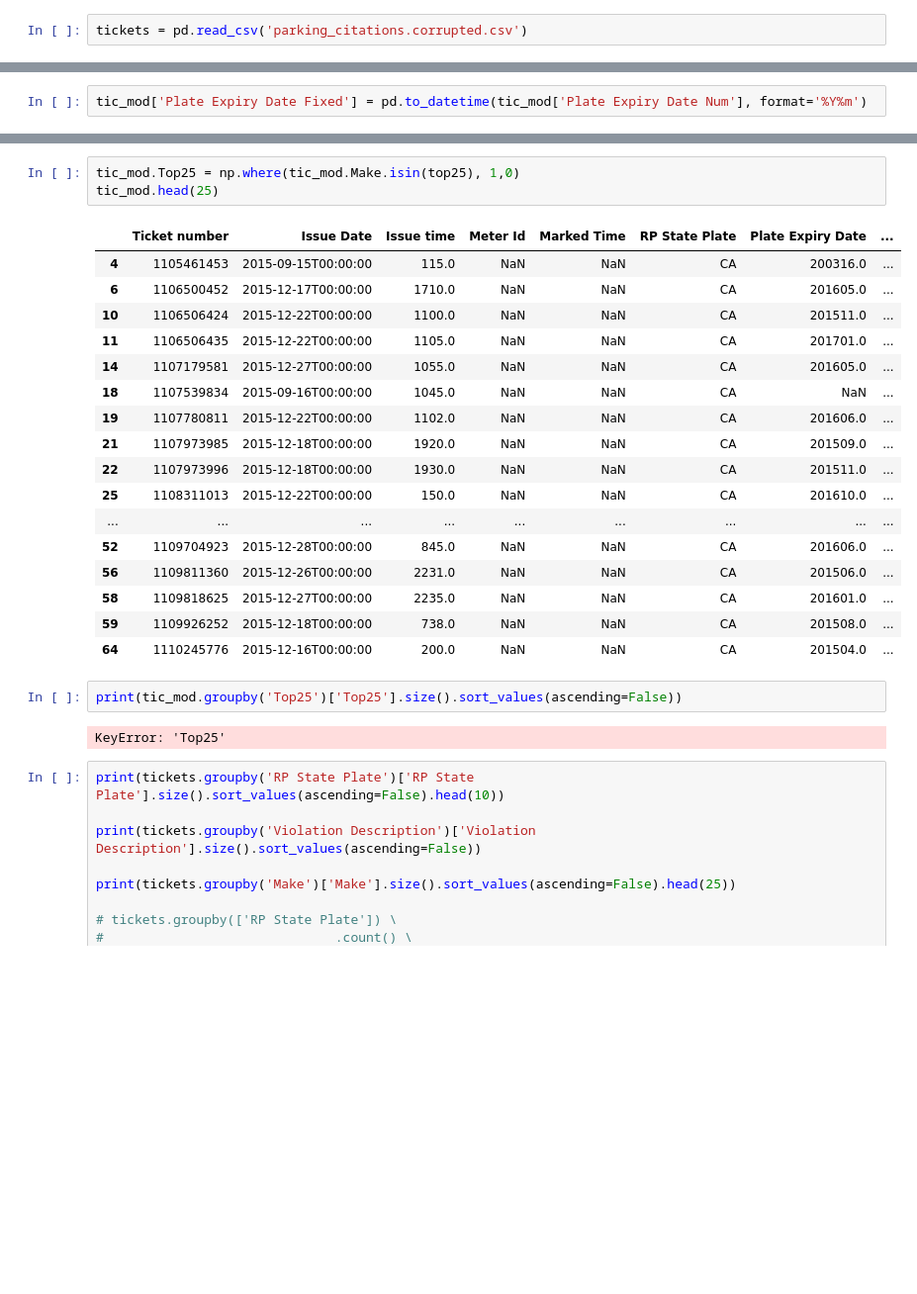
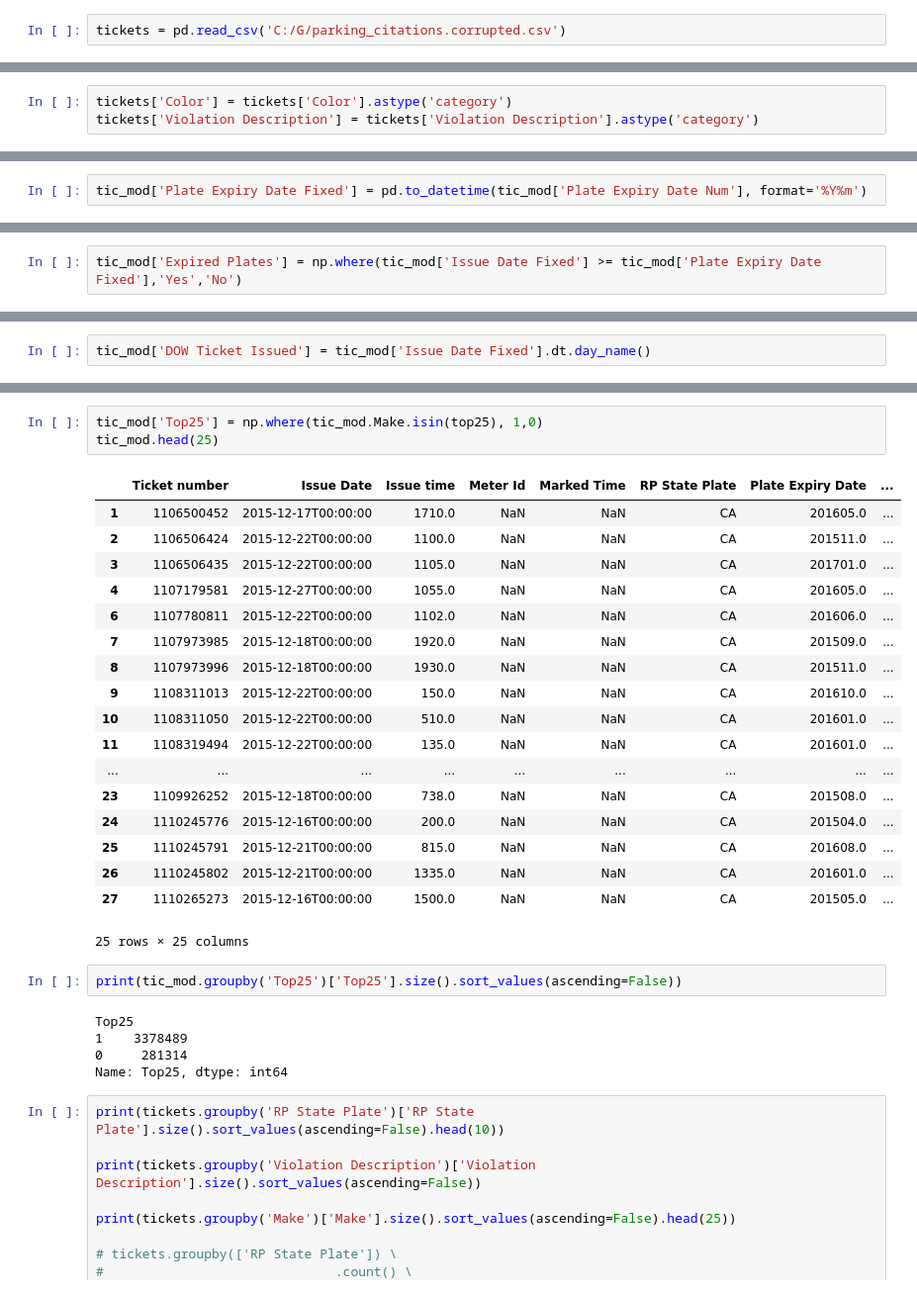
Before and after one commit to torporsche/data_science_practice, a Jupyter notebook: traffic_citation_analysis.ipynb, the cells around one changed output, grey strips where cells are left out. Shown: that part at 99% size. Saved outputs shown, nothing was run; the diff lists cells and outputs as text; blank space fills up the shorter version.

```diff
--- a/Untitled.ipynb
+++ b/traffic_citation_analysis.ipynb
@@ -5,7 +5,7 @@ import datetime
 import matplotlib.pyplot as plt
 from scipy import stats
 # %%
-tickets = pd.read_csv('parking_citations.corrupted.csv')
+tickets = pd.read_csv('C:/G/parking_citations.corrupted.csv')
 # %% [markdown]
 # Exploratory Data Analysis
 # %%
@@ -68,3 +180,6 @@ memory usage: 1.2+ GB
 len(tickets[tickets.Make.notnull()])
 # %% [output]
 4357544
+# %%
+tickets['Color'] = tickets['Color'].astype('category')
+tickets['Violation Description'] = tickets['Violation Description'].astype('category')
@@ -171,0 +303,2 @@ tic_mod.head()
+# %%
+tic_mod['Expired Plates'] = np.where(tic_mod['Issue Date Fixed'] >= tic_mod['Plate Expiry Date Fixed'],'Yes','No')
@@ -171,0 +322,2 @@ tic_mod.head()
+# %%
+tic_mod['DOW Ticket Issued'] = tic_mod['Issue Date Fixed'].dt.day_name()
@@ -193,28 +367,32 @@ top25
 # %%
-tic_mod.Top25 = np.where(tic_mod.Make.isin(top25), 1,0)
+tic_mod['Top25'] = np.where(tic_mod.Make.isin(top25), 1,0)
 tic_mod.head(25)
 # %% [output]
 |  | Ticket number | Issue Date | Issue time | Meter Id | Marked Time | RP State Plate | Plate Expiry Date | ... |
-| 4 | 1105461453 | 2015-09-15T00:00:00 | 115.0 | NaN | NaN | CA | 200316.0 | ... |
-| 6 | 1106500452 | 2015-12-17T00:00:00 | 1710.0 | NaN | NaN | CA | 201605.0 | ... |
-| 10 | 1106506424 | 2015-12-22T00:00:00 | 1100.0 | NaN | NaN | CA | 201511.0 | ... |
-| 11 | 1106506435 | 2015-12-22T00:00:00 | 1105.0 | NaN | NaN | CA | 201701.0 | ... |
-| 14 | 1107179581 | 2015-12-27T00:00:00 | 1055.0 | NaN | NaN | CA | 201605.0 | ... |
-| 18 | 1107539834 | 2015-09-16T00:00:00 | 1045.0 | NaN | NaN | CA | NaN | ... |
-| 19 | 1107780811 | 2015-12-22T00:00:00 | 1102.0 | NaN | NaN | CA | 201606.0 | ... |
-| 21 | 1107973985 | 2015-12-18T00:00:00 | 1920.0 | NaN | NaN | CA | 201509.0 | ... |
-| 22 | 1107973996 | 2015-12-18T00:00:00 | 1930.0 | NaN | NaN | CA | 201511.0 | ... |
-| 25 | 1108311013 | 2015-12-22T00:00:00 | 150.0 | NaN | NaN | CA | 201610.0 | ... |
+| 1 | 1106500452 | 2015-12-17T00:00:00 | 1710.0 | NaN | NaN | CA | 201605.0 | ... |
+| 2 | 1106506424 | 2015-12-22T00:00:00 | 1100.0 | NaN | NaN | CA | 201511.0 | ... |
+| 3 | 1106506435 | 2015-12-22T00:00:00 | 1105.0 | NaN | NaN | CA | 201701.0 | ... |
+| 4 | 1107179581 | 2015-12-27T00:00:00 | 1055.0 | NaN | NaN | CA | 201605.0 | ... |
+| 6 | 1107780811 | 2015-12-22T00:00:00 | 1102.0 | NaN | NaN | CA | 201606.0 | ... |
+| 7 | 1107973985 | 2015-12-18T00:00:00 | 1920.0 | NaN | NaN | CA | 201509.0 | ... |
+| 8 | 1107973996 | 2015-12-18T00:00:00 | 1930.0 | NaN | NaN | CA | 201511.0 | ... |
+| 9 | 1108311013 | 2015-12-22T00:00:00 | 150.0 | NaN | NaN | CA | 201610.0 | ... |
+| 10 | 1108311050 | 2015-12-22T00:00:00 | 510.0 | NaN | NaN | CA | 201601.0 | ... |
+| 11 | 1108319494 | 2015-12-22T00:00:00 | 135.0 | NaN | NaN | CA | 201601.0 | ... |
 | ... | ... | ... | ... | ... | ... | ... | ... | ... |
-| 52 | 1109704923 | 2015-12-28T00:00:00 | 845.0 | NaN | NaN | CA | 201606.0 | ... |
-| 56 | 1109811360 | 2015-12-26T00:00:00 | 2231.0 | NaN | NaN | CA | 201506.0 | ... |
-| 58 | 1109818625 | 2015-12-27T00:00:00 | 2235.0 | NaN | NaN | CA | 201601.0 | ... |
-| 59 | 1109926252 | 2015-12-18T00:00:00 | 738.0 | NaN | NaN | CA | 201508.0 | ... |
-| 64 | 1110245776 | 2015-12-16T00:00:00 | 200.0 | NaN | NaN | CA | 201504.0 | ... |
+| 23 | 1109926252 | 2015-12-18T00:00:00 | 738.0 | NaN | NaN | CA | 201508.0 | ... |
+| 24 | 1110245776 | 2015-12-16T00:00:00 | 200.0 | NaN | NaN | CA | 201504.0 | ... |
+| 25 | 1110245791 | 2015-12-21T00:00:00 | 815.0 | NaN | NaN | CA | 201608.0 | ... |
+| 26 | 1110245802 | 2015-12-21T00:00:00 | 1335.0 | NaN | NaN | CA | 201601.0 | ... |
+| 27 | 1110265273 | 2015-12-16T00:00:00 | 1500.0 | NaN | NaN | CA | 201505.0 | ... |
+25 rows × 25 columns
 # %%
 print(tic_mod.groupby('Top25')['Top25'].size().sort_values(ascending=False))
 # %% [output]
-KeyError: 'Top25'
+Top25
+1    3378489
+0     281314
+Name: Top25, dtype: int64
 # %%
 print(tickets.groupby('RP State Plate')['RP State Plate'].size().sort_values(ascending=False).head(10))
 
```
Also changed, not shown: parts of 19 cells of this notebook.
